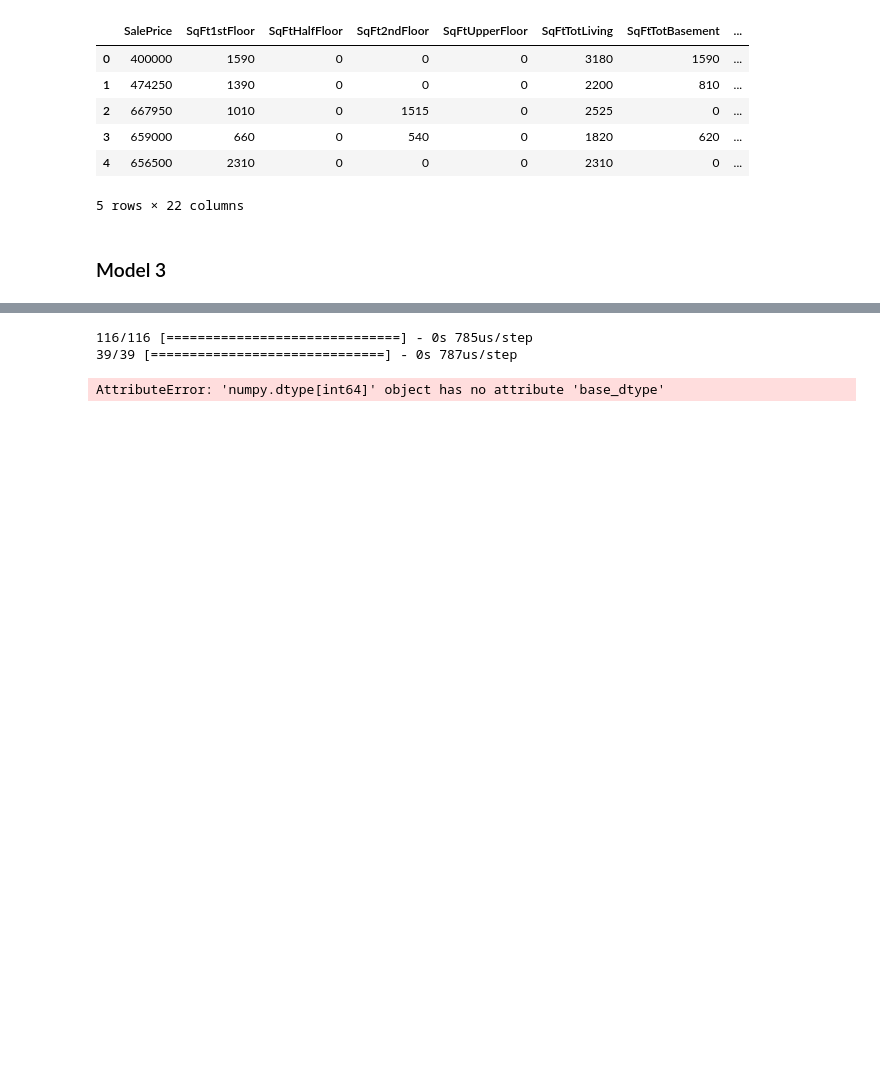
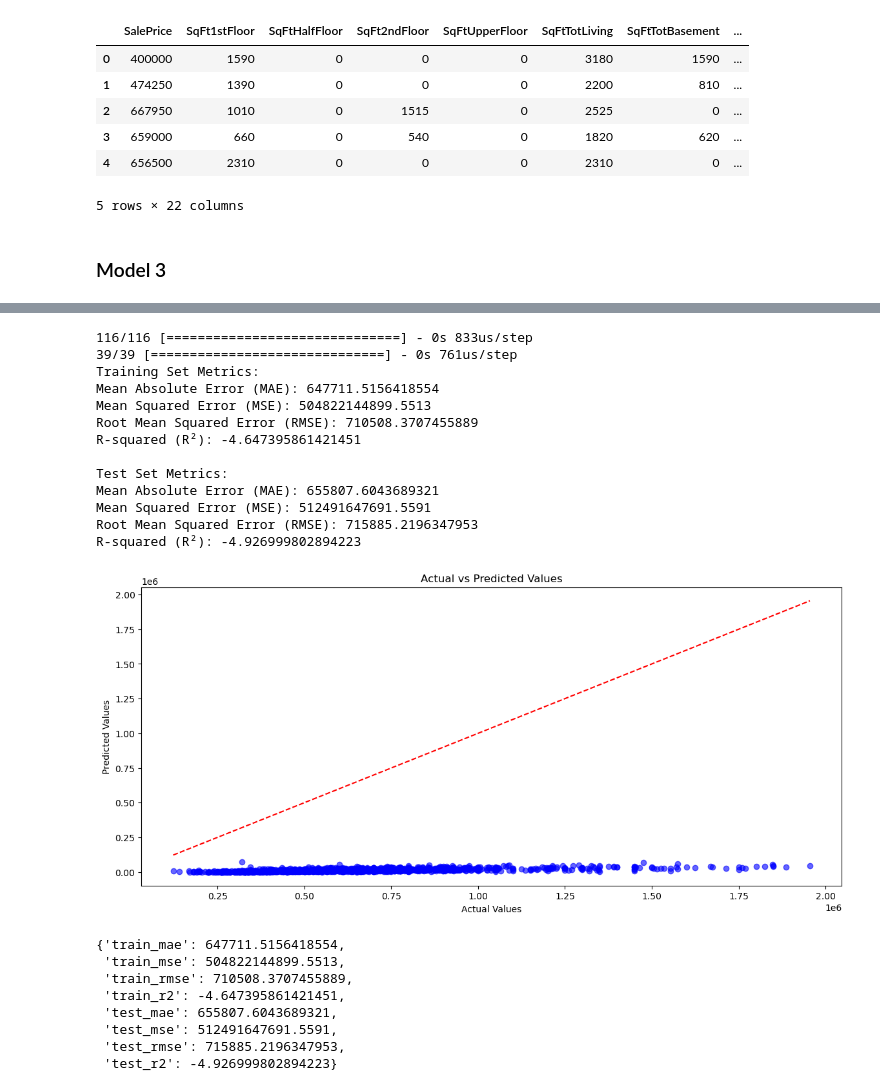
Before and after one commit to shintaronakamura28/Housing_sale_price_prediction, a Jupyter notebook: housing.ipynb, the cells around one changed output, grey strips where cells are left out. Saved outputs shown, nothing was run; the diff lists cells and outputs as text; code cells hidden in the pictures; blank space fills up the shorter version.

Commit message:
finished DL model 4

```diff
--- a/housing.ipynb
+++ b/housing.ipynb
@@ -1479,8 +1498,27 @@ Epoch 50/50
 plot_history(history, metric='mean_squared_error')
 # %%
 #return the test report
-train_report, test_report = evaluate_model(model3, X_train_pca, y_train, X_test_pca, y_test)
+evaluate_model(model3, X_train_pca, y_train, X_test_pca, y_test)
 # %% [output]
-116/116 [==============================] - 0s 785us/step
-39/39 [==============================] - 0s 787us/step
+116/116 [==============================] - 0s 833us/step
+39/39 [==============================] - 0s 761us/step
+Training Set Metrics:
+Mean Absolute Error (MAE): 647711.5156418554
+Mean Squared Error (MSE): 504822144899.5513
+Root Mean Squared Error (RMSE): 710508.3707455889
+R-squared (R²): -4.647395861421451
+
+Test Set Metrics:
+Mean Absolute Error (MAE): 655807.6043689321
+Mean Squared Error (MSE): 512491647691.5591
+Root Mean Squared Error (RMSE): 715885.2196347953
+R-squared (R²): -4.926999802894223
+[figure, added]
-AttributeError: 'numpy.dtype[int64]' object has no attribute 'base_dtype'
+{'train_mae': 647711.5156418554,
+ 'train_mse': 504822144899.5513,
+ 'train_rmse': 710508.3707455889,
+ 'train_r2': -4.647395861421451,
+ 'test_mae': 655807.6043689321,
+ 'test_mse': 512491647691.5591,
+ 'test_rmse': 715885.2196347953,
+ 'test_r2': -4.926999802894223}
```
Also changed, not shown: parts of 12 cells of this notebook.
